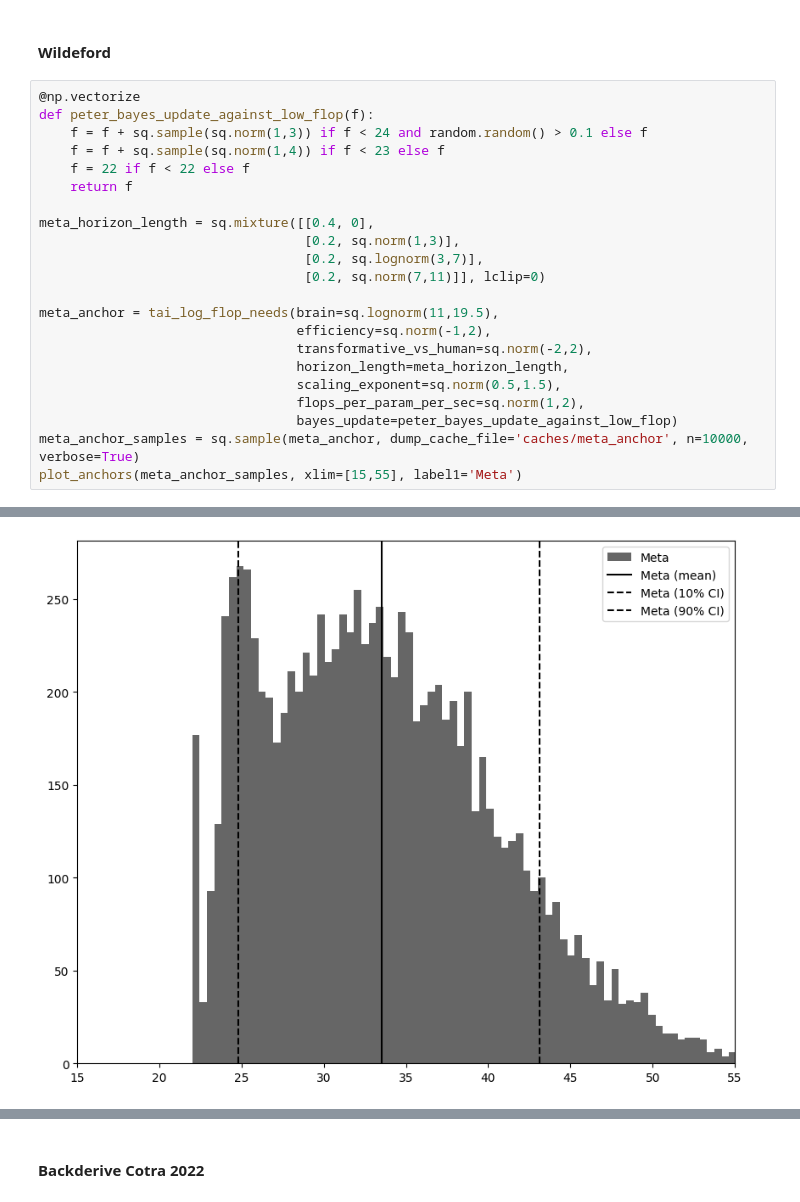
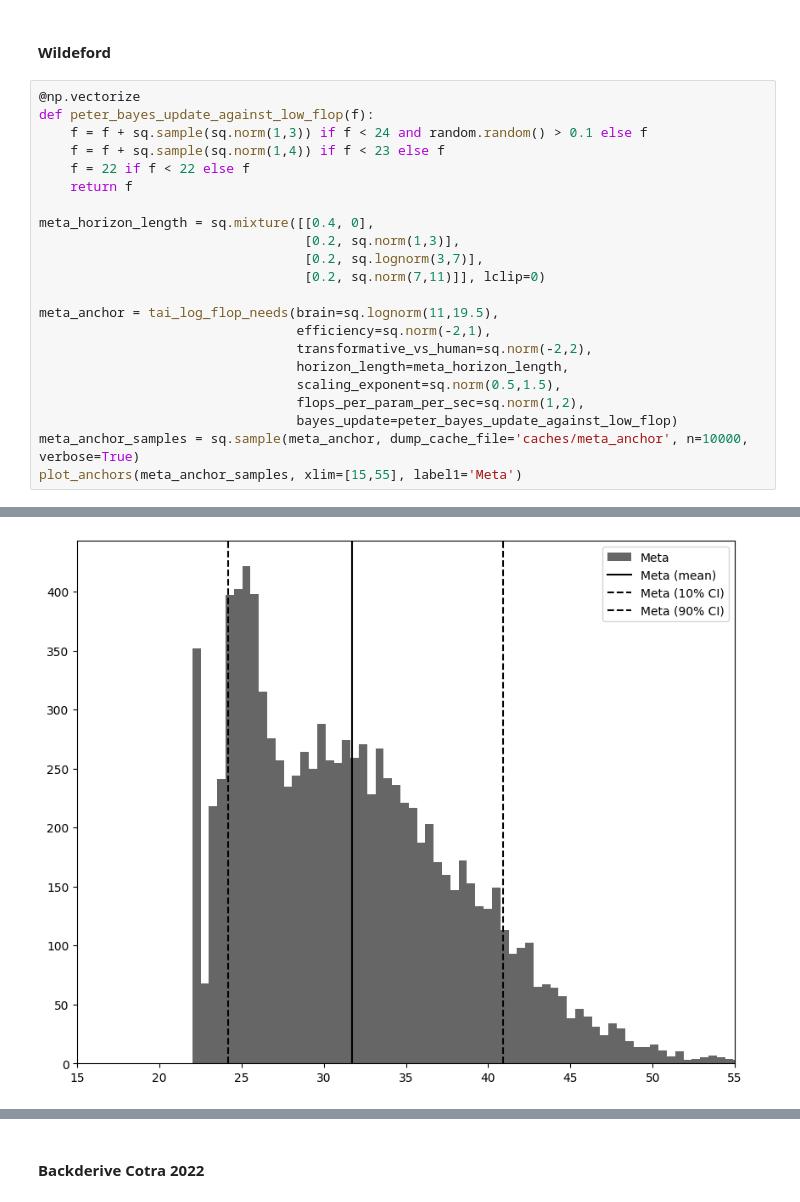
Before and after one commit to rethinkpriorities/future-assessment-model, a Jupyter notebook: (1) Anchors.ipynb, the cells around one changed output, grey strips where cells are left out. Cells and saved outputs as stored; diff of their text form.

```diff
--- a/(1) Anchors.ipynb
+++ b/(1) Anchors.ipynb
@@ -496,7 +496,7 @@ meta_horizon_length = sq.mixture([[0.4, 0],
                                   [0.2, sq.norm(7,11)]], lclip=0)
 
 meta_anchor = tai_log_flop_needs(brain=sq.lognorm(11,19.5),
-                                 efficiency=sq.norm(-1,2),
+                                 efficiency=sq.norm(-2,1),
                                  transformative_vs_human=sq.norm(-2,2),
                                  horizon_length=meta_horizon_length,
                                  scaling_exponent=sq.norm(0.5,1.5),
@@ -524,5 +524,5 @@ Meta
 -
-[figure, old version]
+[figure, new version]
 # %%
 no_path_anchor = sq.lognorm(60,70)
 
```
Also changed, not shown: parts of 21 cells of this notebook, 8 other files.
